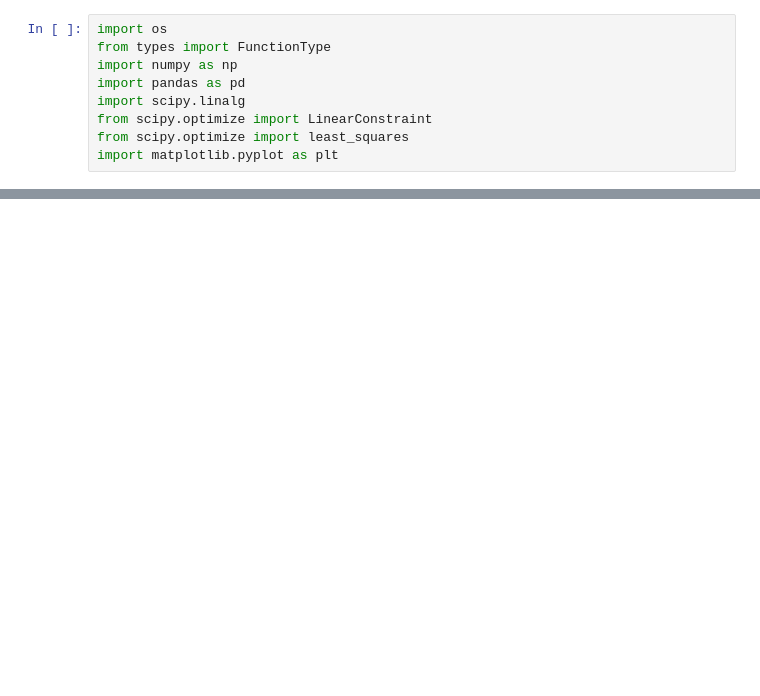
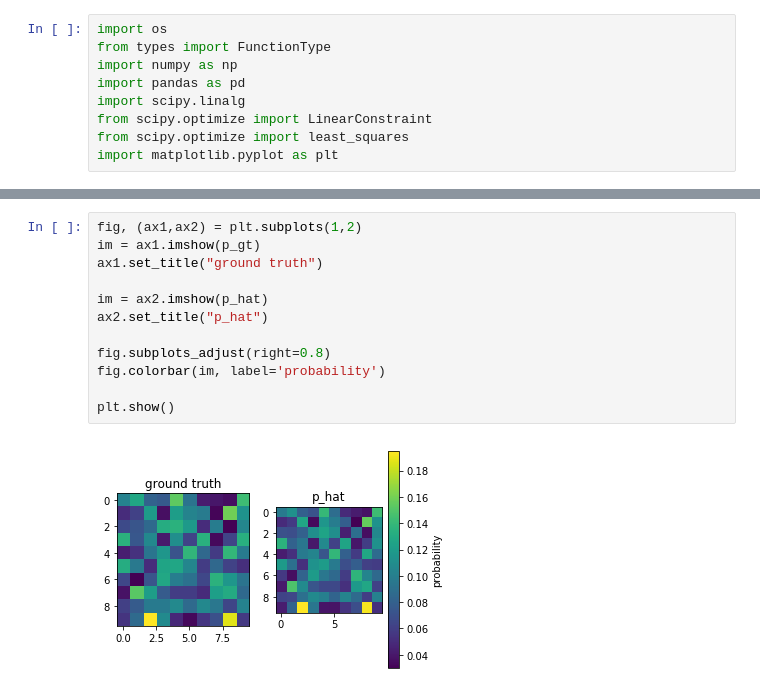
Before and after one commit to aleeeexxx/KME, a Jupyter notebook: MODIL.ipynb, the cells around one changed output, grey strips where cells are left out. Drawn from its saved outputs; the diff is of its cells as text; blank space fills up the shorter version.

```diff
--- a/MODIL.ipynb
+++ b/MODIL.ipynb
@@ -317,0 +250,14 @@ error 0.0718683714543282
+# %%
+fig, (ax1,ax2) = plt.subplots(1,2)
+im = ax1.imshow(p_gt)
+ax1.set_title("ground truth")
+
+im = ax2.imshow(p_hat)
+ax2.set_title("p_hat")
+
+fig.subplots_adjust(right=0.8)
+fig.colorbar(im, label='probability')
+
+plt.show()
+# %% [output]
+[figure, added]
```
Also changed, not shown: parts of 15 cells of this notebook.
